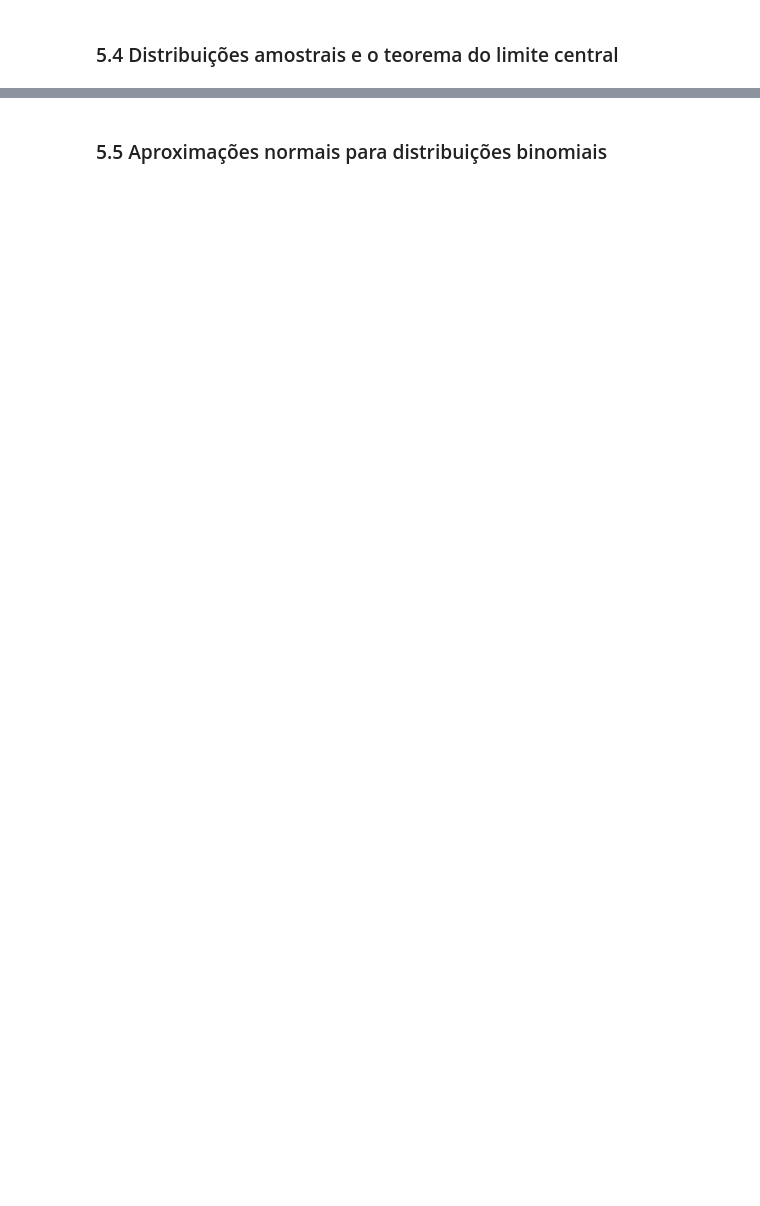
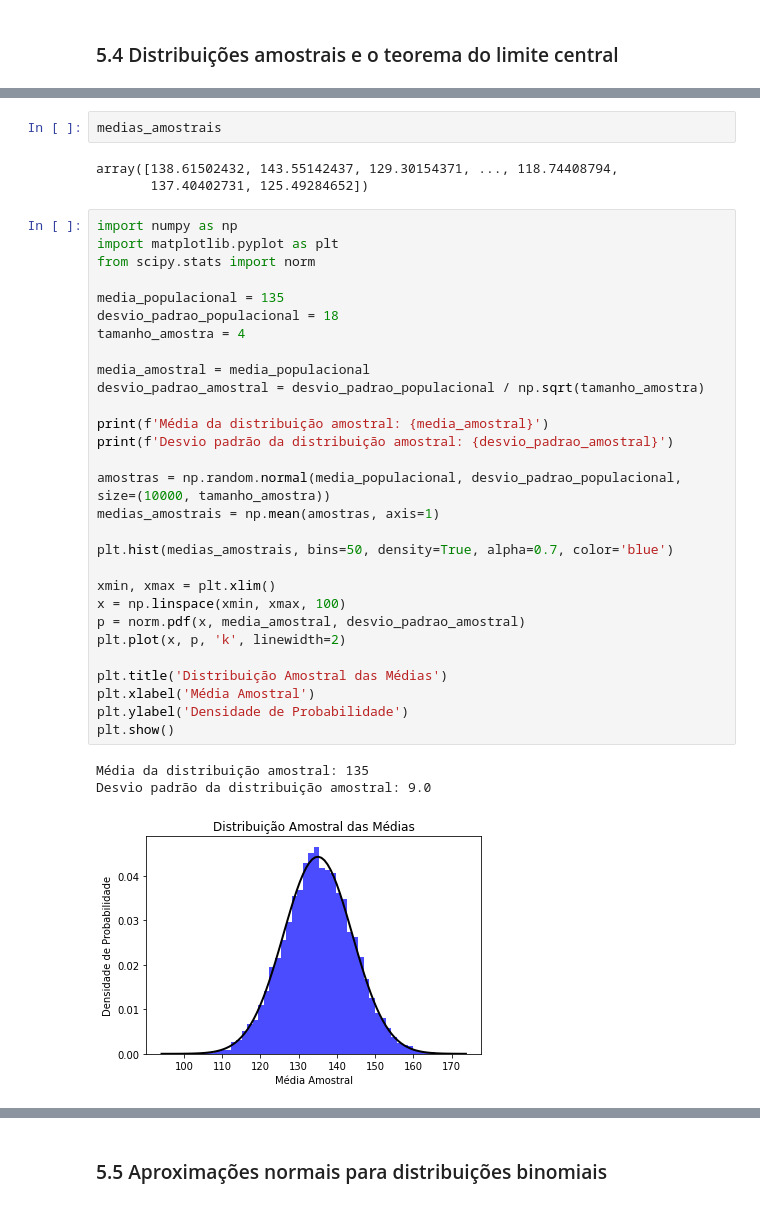
Before and after one commit to FranciscoFoz/math-stats-training, a Jupyter notebook: Estatística/Livro/estatistica_aplicada.ipynb, the cells around one changed output, grey strips where cells are left out. Drawn from its saved outputs; the diff is of its cells as text; blank space fills up the shorter version.

```diff
--- a/Estatística/Livro/estatistica_aplicada.ipynb
+++ b/Estatística/Livro/estatistica_aplicada.ipynb
@@ -2308,0 +2391,38 @@ d. Interprete os resultados.
+# %%
+medias_amostrais
+# %% [output]
+array([138.61502432, 143.55142437, 129.30154371, ..., 118.74408794,
+       137.40402731, 125.49284652])
+# %%
+import numpy as np
+import matplotlib.pyplot as plt
+from scipy.stats import norm
+
+media_populacional = 135
+desvio_padrao_populacional = 18
+tamanho_amostra = 4
+
+media_amostral = media_populacional
+desvio_padrao_amostral = desvio_padrao_populacional / np.sqrt(tamanho_amostra)
+
+print(f'Média da distribuição amostral: {media_amostral}')
+print(f'Desvio padrão da distribuição amostral: {desvio_padrao_amostral}')
+
+amostras = np.random.normal(media_populacional, desvio_padrao_populacional, size=(10000, tamanho_amostra))
+medias_amostrais = np.mean(amostras, axis=1)
+
+plt.hist(medias_amostrais, bins=50, density=True, alpha=0.7, color='blue')
+
+xmin, xmax = plt.xlim()
+x = np.linspace(xmin, xmax, 100)
+p = norm.pdf(x, media_amostral, desvio_padrao_amostral)
+plt.plot(x, p, 'k', linewidth=2)
+
+plt.title('Distribuição Amostral das Médias')
+plt.xlabel('Média Amostral')
+plt.ylabel('Densidade de Probabilidade')
+plt.show()
+# %% [output]
+Média da distribuição amostral: 135
+Desvio padrão da distribuição amostral: 9.0
+[figure, added]
```
Also changed, not shown: parts of 16 cells of this notebook.
